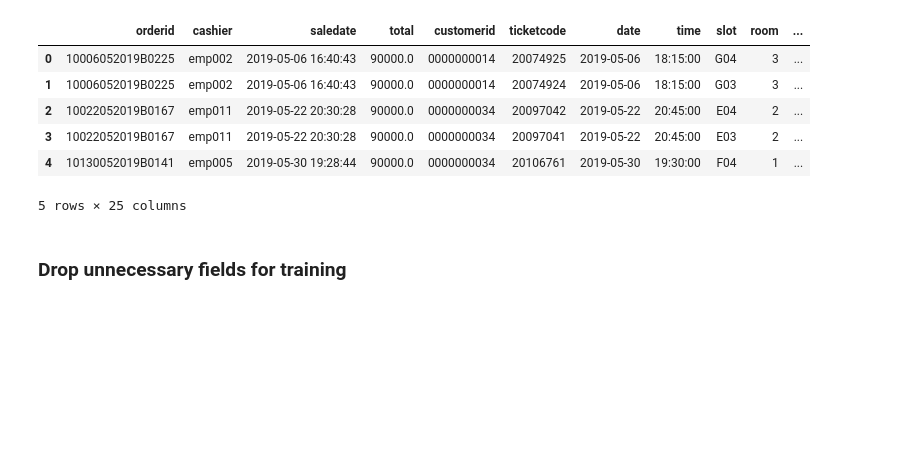
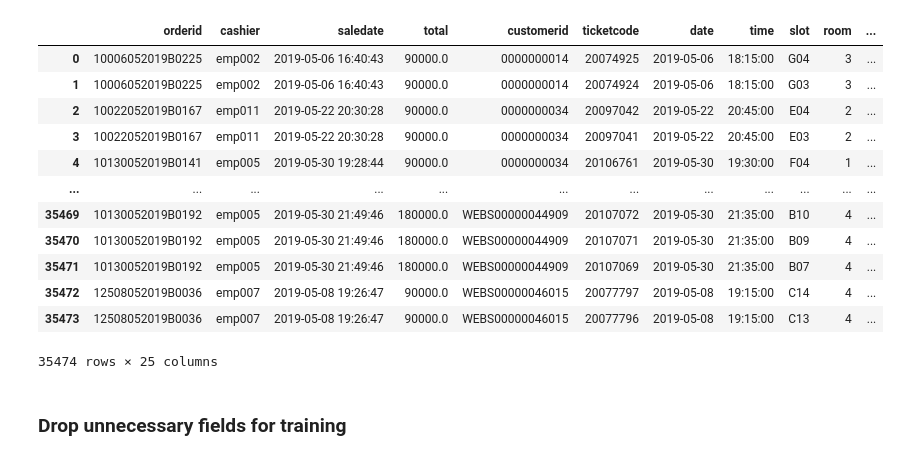
Before and after one commit to bobaonhan123/movie_gerne_prediction, a Jupyter notebook: src/generate_training_data.ipynb, the cells around one changed output. Saved outputs shown, nothing was run; the diff lists cells and outputs as text; code cells hidden in the pictures; blank space fills up the shorter version.

```diff
--- a/src/generate_training_data.ipynb
+++ b/src/generate_training_data.ipynb
@@ -1,19 +1,25 @@
 # %%
 import os
 import pandas as pd
 import numpy as np
 
 cleaned_data_path = '../processed_data/cleaned_raw_data.csv'
 cleaned_data = pd.read_csv(cleaned_data_path)
-cleaned_data.head()
+cleaned_data
 # %% [output]
 |  | orderid | cashier | saledate | total | customerid | ticketcode | date | time | slot | room | ... |
 | 0 | 10006052019B0225 | emp002 | 2019-05-06 16:40:43 | 90000.0 | 0000000014 | 20074925 | 2019-05-06 | 18:15:00 | G04 | 3 | ... |
 | 1 | 10006052019B0225 | emp002 | 2019-05-06 16:40:43 | 90000.0 | 0000000014 | 20074924 | 2019-05-06 | 18:15:00 | G03 | 3 | ... |
 | 2 | 10022052019B0167 | emp011 | 2019-05-22 20:30:28 | 90000.0 | 0000000034 | 20097042 | 2019-05-22 | 20:45:00 | E04 | 2 | ... |
 | 3 | 10022052019B0167 | emp011 | 2019-05-22 20:30:28 | 90000.0 | 0000000034 | 20097041 | 2019-05-22 | 20:45:00 | E03 | 2 | ... |
 | 4 | 10130052019B0141 | emp005 | 2019-05-30 19:28:44 | 90000.0 | 0000000034 | 20106761 | 2019-05-30 | 19:30:00 | F04 | 1 | ... |
+| ... | ... | ... | ... | ... | ... | ... | ... | ... | ... | ... | ... |
+| 35469 | 10130052019B0192 | emp005 | 2019-05-30 21:49:46 | 180000.0 | WEBS00000044909 | 20107072 | 2019-05-30 | 21:35:00 | B10 | 4 | ... |
+| 35470 | 10130052019B0192 | emp005 | 2019-05-30 21:49:46 | 180000.0 | WEBS00000044909 | 20107071 | 2019-05-30 | 21:35:00 | B09 | 4 | ... |
+| 35471 | 10130052019B0192 | emp005 | 2019-05-30 21:49:46 | 180000.0 | WEBS00000044909 | 20107069 | 2019-05-30 | 21:35:00 | B07 | 4 | ... |
+| 35472 | 12508052019B0036 | emp007 | 2019-05-08 19:26:47 | 90000.0 | WEBS00000046015 | 20077797 | 2019-05-08 | 19:15:00 | C14 | 4 | ... |
+| 35473 | 12508052019B0036 | emp007 | 2019-05-08 19:26:47 | 90000.0 | WEBS00000046015 | 20077796 | 2019-05-08 | 19:15:00 | C13 | 4 | ... |
-5 rows × 25 columns
+35474 rows × 25 columns
 # %% [markdown]
 ### Drop unnecessary fields for training
 # %%
```
Also changed, not shown: parts of 12 cells of this notebook, 9 other files.
